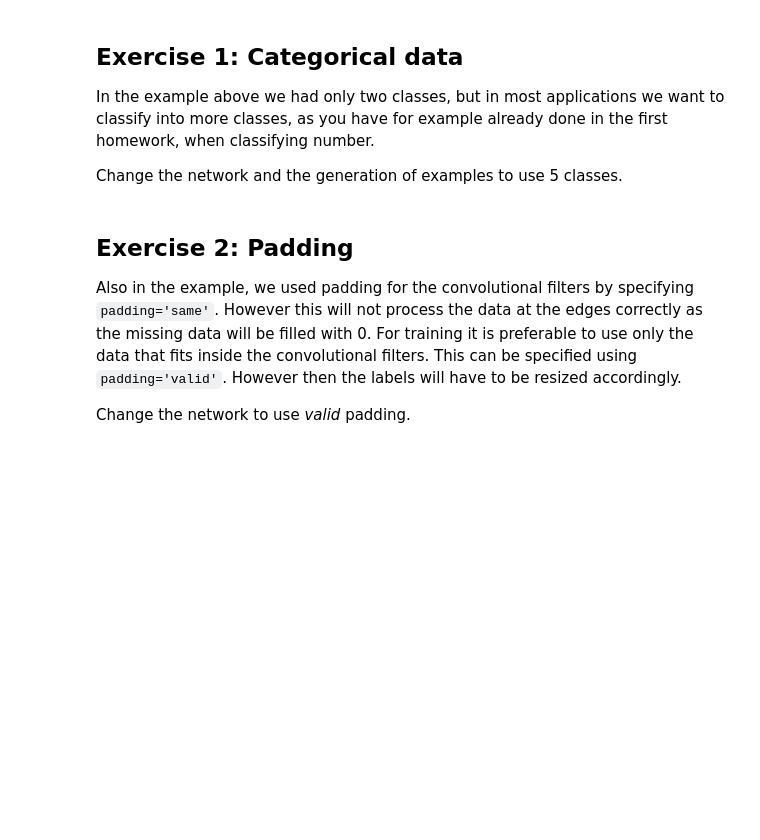
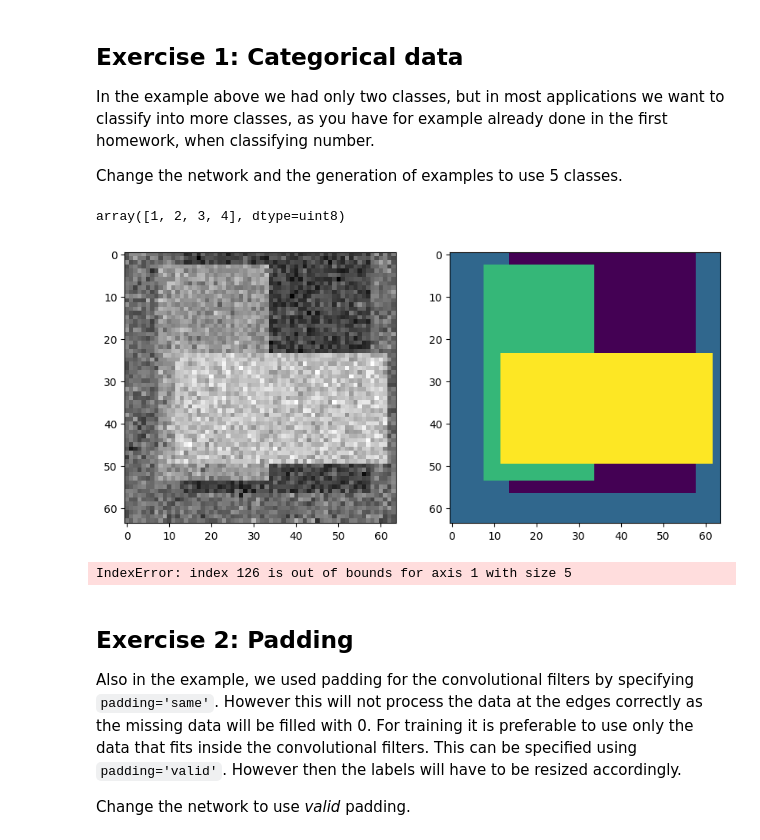
Before and after one commit to dennisshushackost/TSM_CompVIs, a Jupyter notebook: Exercises/Exercise_9/ex9.ipynb, the cells around one changed output. Saved outputs shown, nothing was run; the diff lists cells and outputs as text; code cells hidden in the pictures; blank space fills up the shorter version.

```diff
--- a/Exercises/Exercise_9/ex9.ipynb
+++ b/Exercises/Exercise_9/ex9.ipynb
@@ -227,3 +227,60 @@ history = model.fit(
 In the example above we had only two classes, but in most applications we want to classify into more classes, as you have for example already done in the first homework, when classifying number.
 
 Change the network and the generation of examples to use 5 classes.
+# %%
+def gen_random_multi_class_test_image(height: int, width: int, num_classes=5) -> (np.ndarray, np.ndarray):
+    # Mean grayscale value for the classes
+    VALUE = np.linspace(50, 200, num_classes)
+
+    # Class IDs for the classes
+    CLASS_ID = list(range(num_classes))
+
+    # Noise level
+    NOISE = 20.0
+
+    # Creates an image of shape (height, width, 1) and type uint8
+    label = np.zeros((height, width), dtype=np.uint8)
+
+    # select background class; the other classes are for the shapes
+    class_id_bg = np.random.choice(CLASS_ID)
+    label.fill(class_id_bg)
+    img = np.random.normal(VALUE[class_id_bg], NOISE, (height, width, 1))
+
+    # Ensure at least one shape per class is drawn
+    for class_id in CLASS_ID:
+        # Skip the background
+        if class_id == class_id_bg:
+            continue
+
+        # Ensure non-overlapping shapes
+        while True:
+            top = np.random.randint(0, height//2)
+            left = np.random.randint(0, width//2)
+            bottom = np.random.randint(height//2, height)
+            right = np.random.randint(width//2, width)
+
+            # Check if this area is not already occupied by the same class
+            if not np.any(label[top:bottom, left:right] == class_id):
+                label[top:bottom, left:right] = class_id
+                img[top:bottom, left:right] = np.random.normal(VALUE[class_id], NOISE, (bottom-top, right-left, 1))
+                break  # Break the loop after successfully drawing a shape
+
+    # Convert the grayscale image to uint8 type with clipping to ensure values are within the valid range
+    img = np.clip(img, 0, 255).astype(np.uint8)
+
+    # Convert the label to a 3D array for compatibility with the model
+    label = np.expand_dims(label, axis=-1)
+
+    return img, label
+
+
+image, label = gen_random_multi_class_test_image(64, 64)
+plt.subplot(1,2,1)
+plt.imshow(image.reshape((image.shape[0], image.shape[1])), cmap='gray')
+plt.subplot(1,2,2)
+plt.imshow(label.reshape((image.shape[0], image.shape[1])))
+
+np.unique(label)
+# %% [output]
+array([1, 2, 3, 4], dtype=uint8)
+[figure, added]
@@ -230,3 +315,24 @@ Change the network and the generation of examples to use 5 classes.
+# %%
+# Generate a batch:
+image_batch, label_batch = gen_random_multi_class_test_image(100, 128, 128)
+
+# Flatten the label array to shape (num_samples, )
+label_batch_flat = label_batch.flatten()
+
+# One-hot encode the labels
+label_batch_one_hot = keras.utils.to_categorical(label_batch_flat, num_classes=5)
+
+# Reshape the one-hot encoded labels back to the original image dimensions with one-hot encoding
+label_batch_one_hot = label_batch_one_hot.reshape((100, 128, 128, 5))
+
+print(image_batch.shape)
+print(label_batch_one_hot.shape)
+
+model = fcn_simple_no_border(input_height=128, input_width=128, num_classes=5)
+model.compile(optimizer='rmsprop', loss='categorical_crossentropy', metrics=['accuracy'])
+history = model.fit(image_batch, label_batch_one_hot, epochs=50, batch_size=100, verbose=1)
+# %% [output]
+IndexError: index 126 is out of bounds for axis 1 with size 5
 # %% [markdown]
 ## Exercise 2: Padding
 
```
Also changed, not shown: parts of 3 cells of this notebook.
